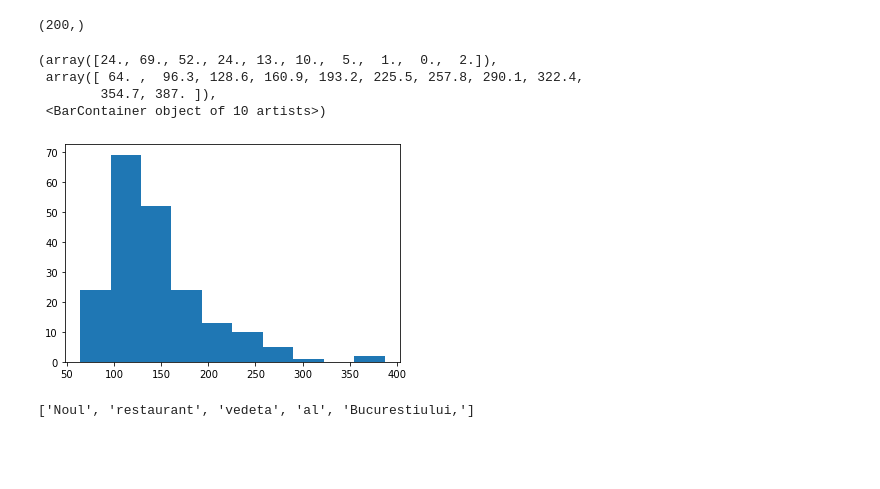
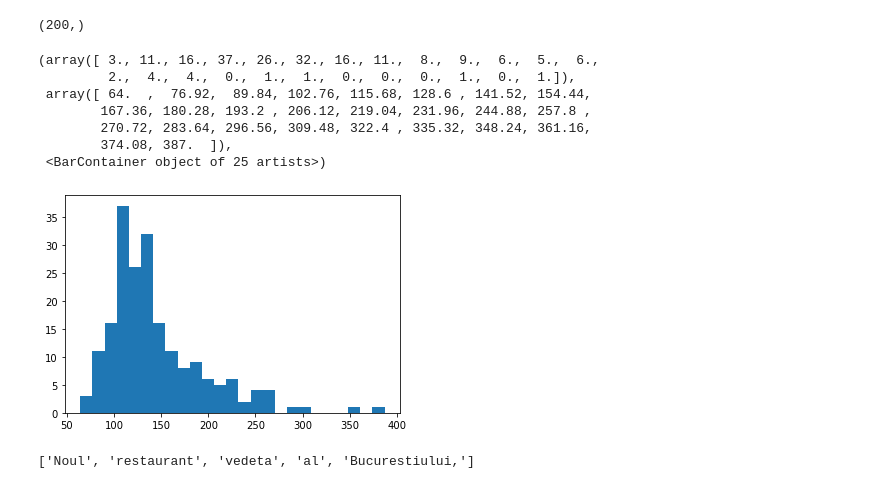
Before and after one commit to Lummetry/DS104, a Jupyter notebook: scripts/02_restocracy.ipynb, the cells around one changed output. Saved outputs shown, nothing was run; the diff lists cells and outputs as text; code cells hidden in the pictures; blank space fills up the shorter version.

```diff
--- a/scripts/02_restocracy.ipynb
+++ b/scripts/02_restocracy.ipynb
@@ -59,13 +61,16 @@ np_prices.shape
 # %% [output]
 (200,)
 # %%
-plt.hist(np_prices, bins=10)
+plt.hist(np_prices, bins=25)
 # %% [output]
-(array([24., 69., 52., 24., 13., 10.,  5.,  1.,  0.,  2.]),
- array([ 64. ,  96.3, 128.6, 160.9, 193.2, 225.5, 257.8, 290.1, 322.4,
-        354.7, 387. ]),
- <BarContainer object of 10 artists>)
+(array([ 3., 11., 16., 37., 26., 32., 16., 11.,  8.,  9.,  6.,  5.,  6.,
+         2.,  4.,  4.,  0.,  1.,  1.,  0.,  0.,  0.,  1.,  0.,  1.]),
+ array([ 64.  ,  76.92,  89.84, 102.76, 115.68, 128.6 , 141.52, 154.44,
+        167.36, 180.28, 193.2 , 206.12, 219.04, 231.96, 244.88, 257.8 ,
+        270.72, 283.64, 296.56, 309.48, 322.4 , 335.32, 348.24, 361.16,
+        374.08, 387.  ]),
+ <BarContainer object of 25 artists>)
-[figure, old version]
+[figure, new version]
 # %%
 reviews[0].split()[:5]
 # %% [output]
```
Also changed, not shown: parts of 18 cells of this notebook.
